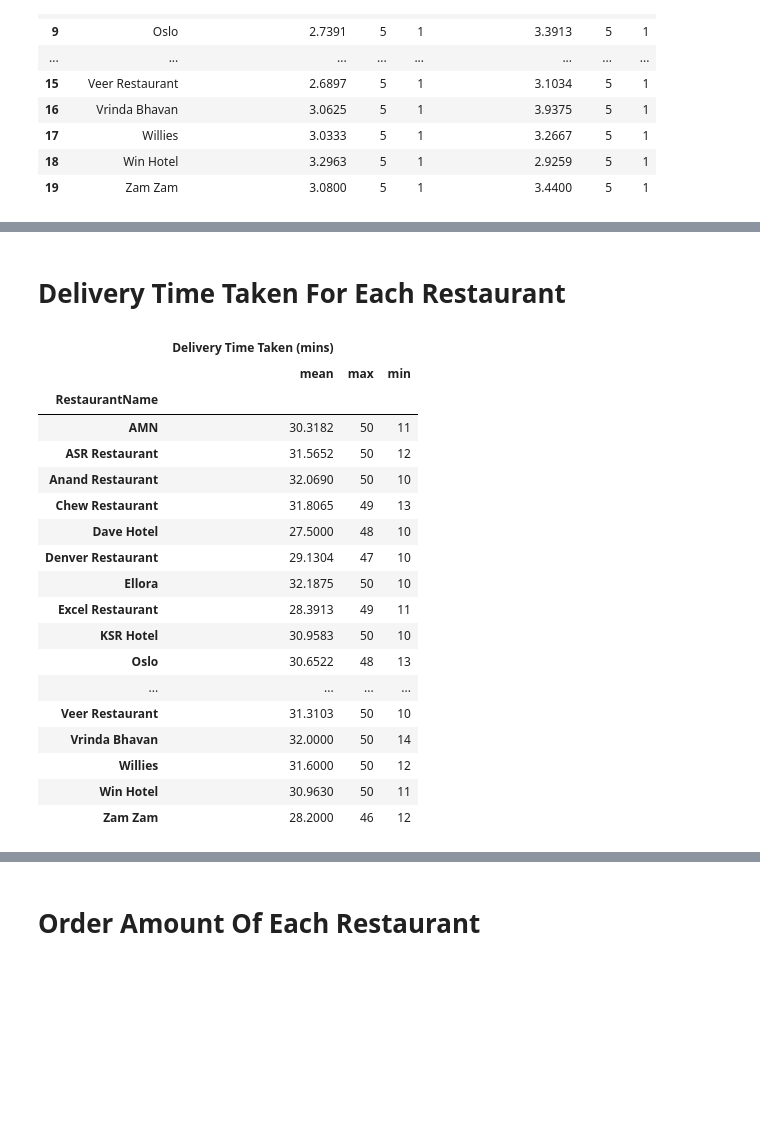
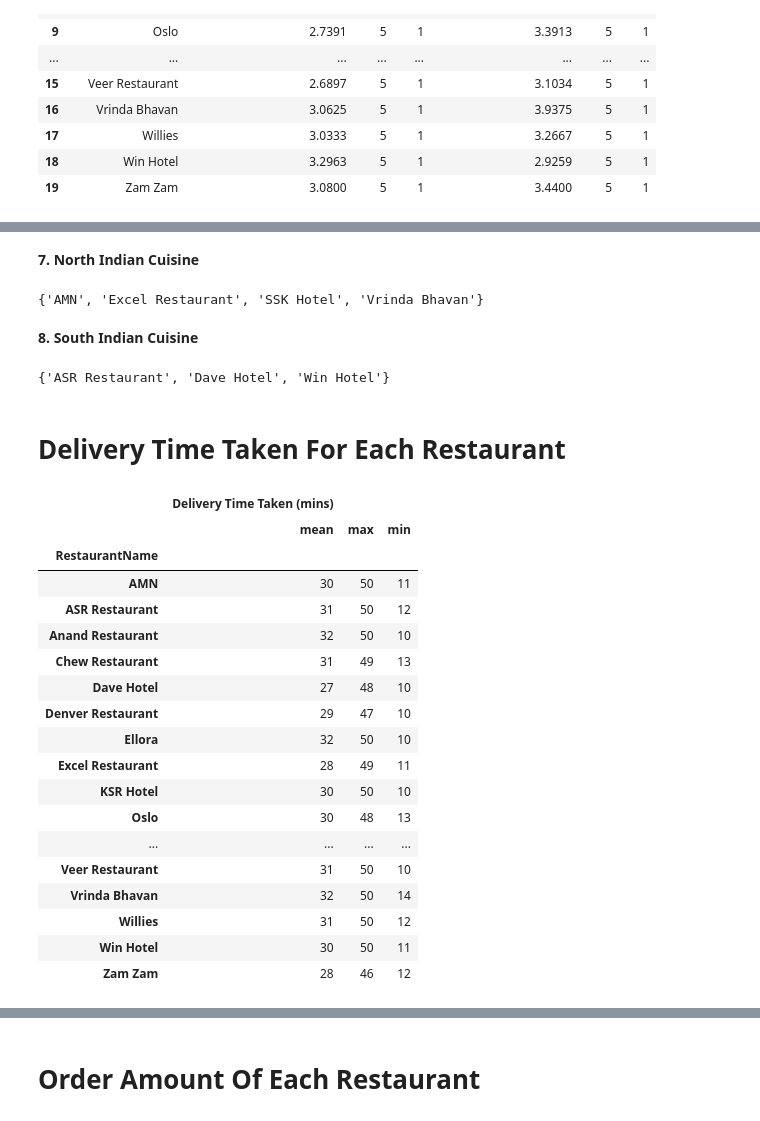
Before and after one commit to Osama-Anmar/Analysis-Restaurant-Data, a Jupyter notebook: Restaurant Sales.ipynb, the cells around one changed output, grey strips where cells are left out. Cells and saved outputs as stored; diff of their text form; code cells hidden in the pictures; blank space fills up the shorter version.

```diff
--- a/Restaurant Sales.ipynb
+++ b/Restaurant Sales.ipynb
@@ -65,7 +66,13 @@ Details
 # %% [markdown]
 # Select Important Features Only
 # %%
-Orders = Orders[['Order ID','RestaurantID', 'Quantity of Items', 'Order Amount', 'Payment Method', 'Delivery Time Taken (mins)', 'Customer Rating-Food', 'Customer Rating-Delivery']]
+Orders = Orders[['Order ID','RestaurantID', 'Quantity of Items', 'Order Amount', 'Payment Method', 'Delivery Time Taken (mins)', 'Customer Rating-Food', 'Customer Rating-Delivery', 'Order Date']]
+# %%
+Orders['Order Date'] = pd.to_datetime(Orders['Order Date'])
+# %%
+Orders['Order Time'] = Orders['Order Date'].dt.hour.astype(int)
+# %%
+Orders.drop('Order Date', axis=1,inplace=True)
 # %%
 Orders
 # %% [output]
@@ -180,25 +243,39 @@ RestaurantCusine.sort_values(by='Cuisine')
+# %% [markdown]
+**7. North Indian Cuisine**
+# %%
+NorthIndianCuisine = restaurant_cuisine('North Indian')
+NorthIndianCuisine
+# %% [output]
+{'AMN', 'Excel Restaurant', 'SSK Hotel', 'Vrinda Bhavan'}
+# %% [markdown]
+**8. South Indian Cuisine**
+# %%
+SouthIndianCuisine = restaurant_cuisine('South Indian')
+SouthIndianCuisine
+# %% [output]
+{'ASR Restaurant', 'Dave Hotel', 'Win Hotel'}
 # %% [markdown]
 # Delivery Time Taken For Each Restaurant
 # %%
-RestaurantDelivery = OrdersDetails.groupby(['RestaurantName'], as_index=True, sort=True).agg({'Delivery Time Taken (mins)': ['mean', max, min]})
+RestaurantDelivery = OrdersDetails.groupby(['RestaurantName'], as_index=True, sort=True).agg({'Delivery Time Taken (mins)': [np.mean, max, min]}).astype(int)
 RestaurantDelivery
 # %% [output]
 |  | Delivery Time Taken (mins) |  |  |
 |  | mean | max | min |
 | RestaurantName |  |  |  |
-| AMN | 30.3182 | 50 | 11 |
-| ASR Restaurant | 31.5652 | 50 | 12 |
-| Anand Restaurant | 32.0690 | 50 | 10 |
-| Chew Restaurant | 31.8065 | 49 | 13 |
-| Dave Hotel | 27.5000 | 48 | 10 |
-| Denver Restaurant | 29.1304 | 47 | 10 |
-| Ellora | 32.1875 | 50 | 10 |
-| Excel Restaurant | 28.3913 | 49 | 11 |
-| KSR Hotel | 30.9583 | 50 | 10 |
-| Oslo | 30.6522 | 48 | 13 |
+| AMN | 30 | 50 | 11 |
+| ASR Restaurant | 31 | 50 | 12 |
+| Anand Restaurant | 32 | 50 | 10 |
+| Chew Restaurant | 31 | 49 | 13 |
+| Dave Hotel | 27 | 48 | 10 |
+| Denver Restaurant | 29 | 47 | 10 |
+| Ellora | 32 | 50 | 10 |
+| Excel Restaurant | 28 | 49 | 11 |
+| KSR Hotel | 30 | 50 | 10 |
+| Oslo | 30 | 48 | 13 |
 | ... | ... | ... | ... |
-| Veer Restaurant | 31.3103 | 50 | 10 |
-| Vrinda Bhavan | 32.0000 | 50 | 14 |
-| Willies | 31.6000 | 50 | 12 |
-| Win Hotel | 30.9630 | 50 | 11 |
-| Zam Zam | 28.2000 | 46 | 12 |
+| Veer Restaurant | 31 | 50 | 10 |
+| Vrinda Bhavan | 32 | 50 | 14 |
+| Willies | 31 | 50 | 12 |
+| Win Hotel | 30 | 50 | 11 |
+| Zam Zam | 28 | 46 | 12 |
```
Also changed, not shown: parts of 113 cells of this notebook.
